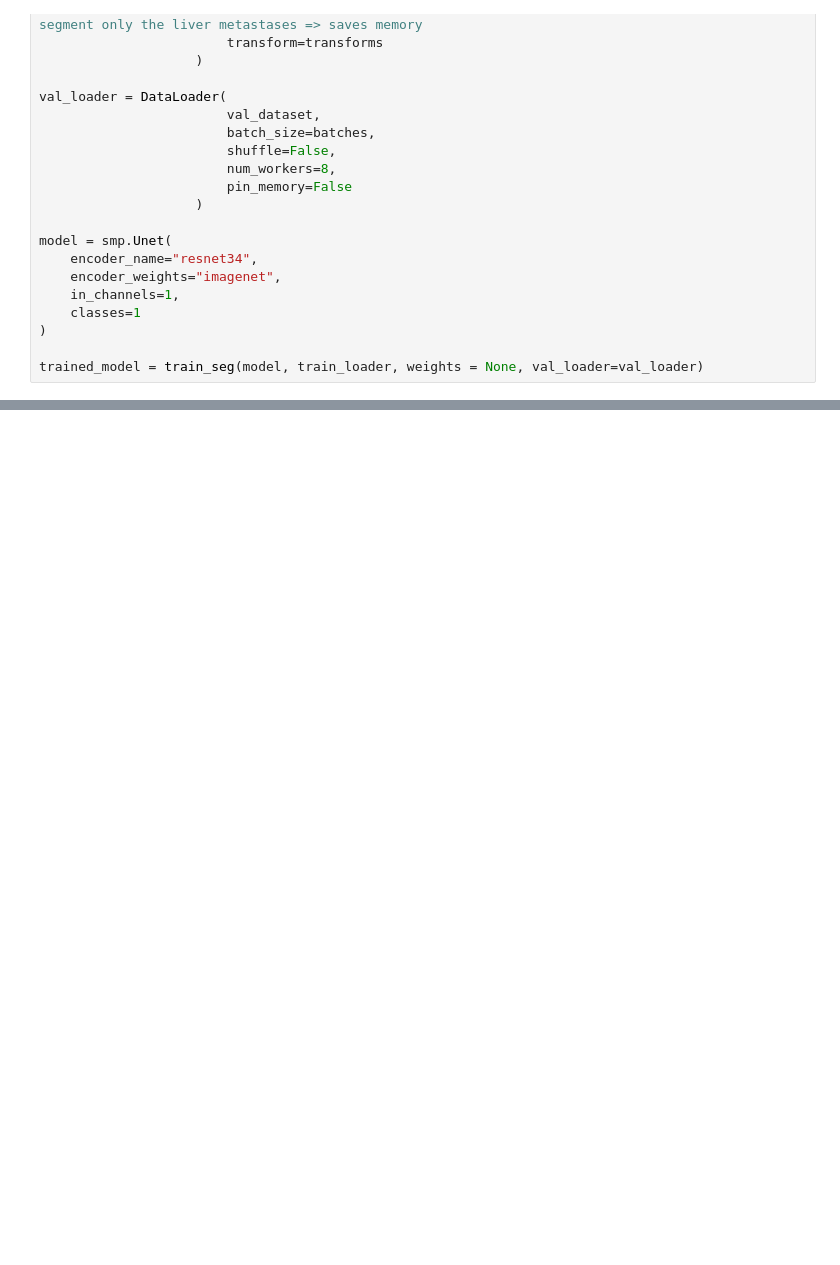
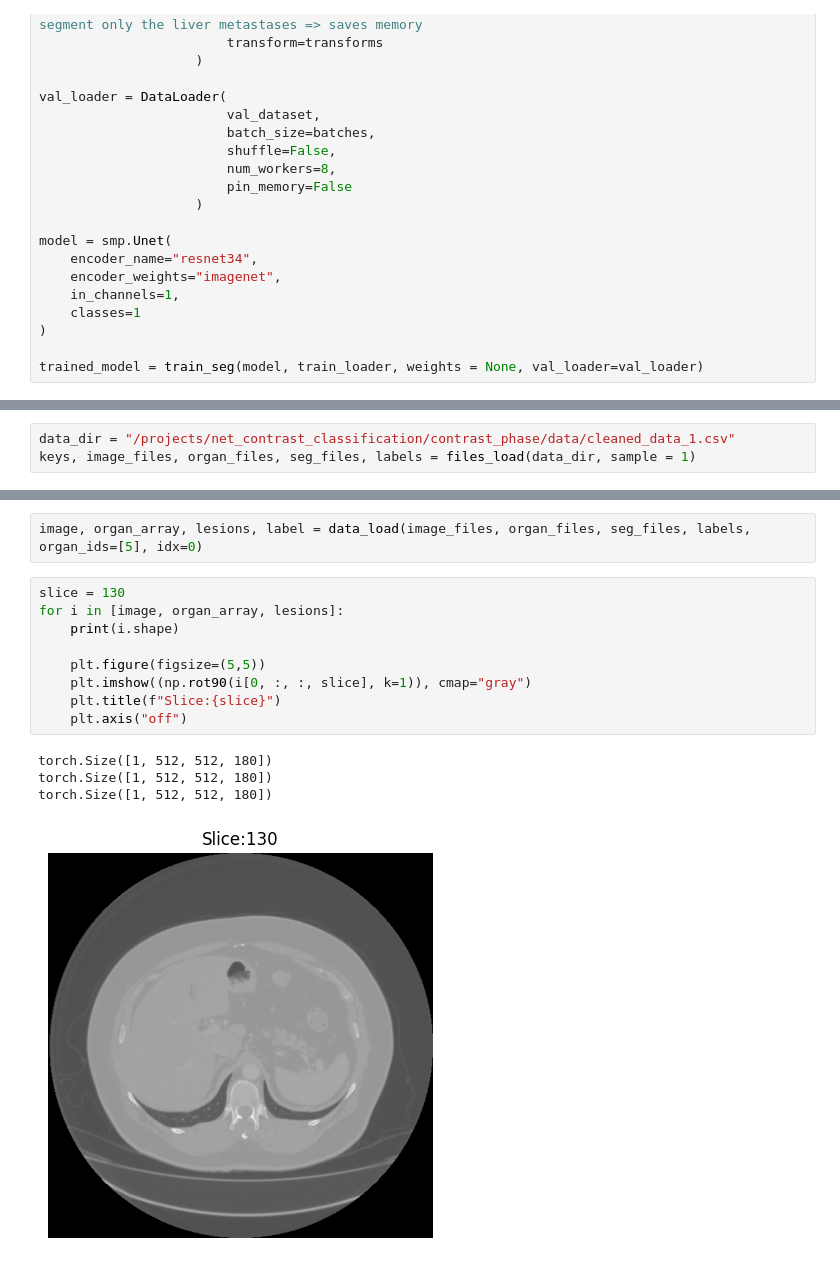
Before and after one commit to ljestaciocerquin/contrast_phase, a Jupyter notebook: Segmentation/segmentation.ipynb, the cells around one changed output, grey strips where cells are left out. Cells and saved outputs as stored; diff of their text form; blank space fills up the shorter version.

```diff
--- a/Segmentation/segmentation.ipynb
+++ b/Segmentation/segmentation.ipynb
@@ -474,0 +522,3 @@ trained_model = train_seg(model, train_loader, weights = None, val_loader=val_lo
+# %%
+data_dir = "/projects/net_contrast_classification/contrast_phase/data/cleaned_data_1.csv"
+keys, image_files, organ_files, seg_files, labels = files_load(data_dir, sample = 1)
@@ -474,0 +576,16 @@ trained_model = train_seg(model, train_loader, weights = None, val_loader=val_lo
+# %%
+image, organ_array, lesions, label = data_load(image_files, organ_files, seg_files, labels, organ_ids=[5], idx=0)
+# %%
+slice = 130
+for i in [image, organ_array, lesions]:
+    print(i.shape)
+
+    plt.figure(figsize=(5,5))
+    plt.imshow((np.rot90(i[0, :, :, slice], k=1)), cmap="gray")
+    plt.title(f"Slice:{slice}")
+    plt.axis("off")
+# %% [output]
+torch.Size([1, 512, 512, 180])
+torch.Size([1, 512, 512, 180])
+torch.Size([1, 512, 512, 180])
+[figure, added]
```
Also changed, not shown: parts of 18 cells of this notebook, 3 other files.
